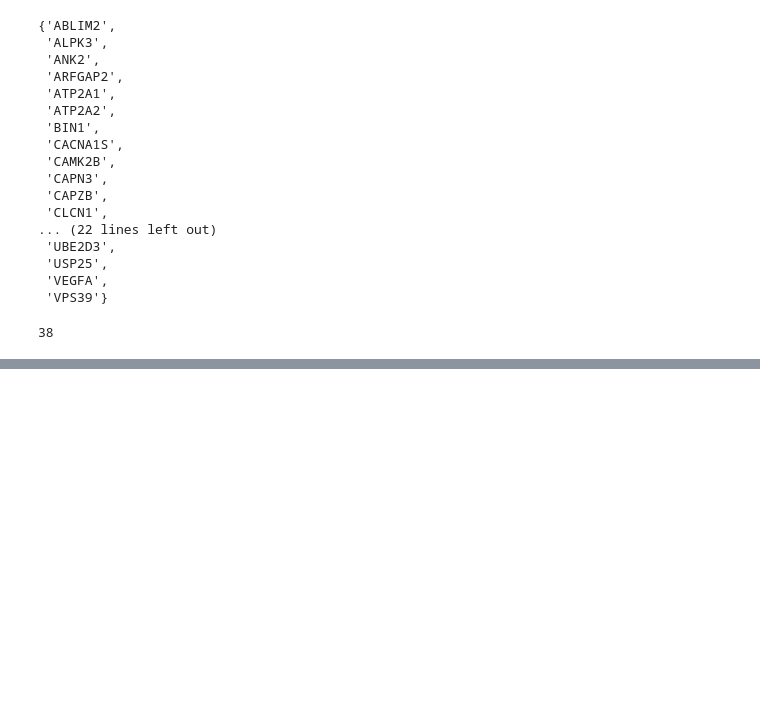
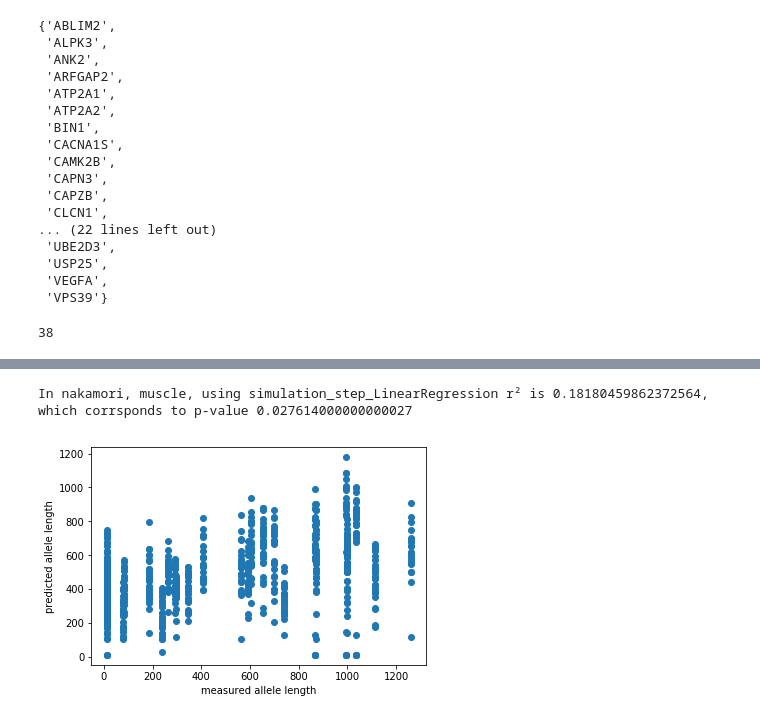
Before and after one commit to picrin/clinical_applications, a Jupyter notebook: predictions.ipynb, the cells around one changed output, grey strips where cells are left out. Drawn from its saved outputs; the diff is of its cells as text; code cells hidden in the pictures; blank space fills up the shorter version.

```diff
--- a/predictions.ipynb
+++ b/predictions.ipynb
@@ -266,0 +290,20 @@ def simulation_step(probeset_data, metadata, training_size, no_probes, n_compone
+# %%
+def simulation_step_LinearRegression(probeset_data, metadata, training_size, no_probes, n_components):
+    training_i, testing_i = choose_training_indicies(probeset_data, training_size)
+    training_fold, testing_fold = split_data(probeset_data, training_i, testing_i)
+    repeat_length_training = [metadata.modal_allele[i] for i in training_i]
+    repeat_length_testing = [metadata.modal_allele[i] for i in testing_i]
+
+    top_genes = order_indicies(repeat_length_training, training_fold)[:no_probes]
+    training_set = choose_top_genes(top_genes, training_fold)
+    testing_set = choose_top_genes(top_genes, testing_fold)
+
+    model = sklearn.linear_model.LinearRegression()
+
+    model.fit(training_set.transpose(), cv(repeat_length_training))
+
+    results = model.predict(testing_set.transpose())
+    results = [i for i in results.transpose()[0]]
+
+    results = [filter_extremes(i, min(repeat_length_training), max(repeat_length_training)) for i in results]
+    return repeat_length_testing, results
@@ -396,0 +605,5 @@ def example_workflow(name, tissue, simulation_runs, select_top_k_genes, PLSR_dim
+# %%
+example_workflow(name="nakamori", simulation_step=simulation_step_LinearRegression, tissue="muscle", simulation_runs=50, select_top_k_genes=500, PLSR_dimensions=None)
+# %% [output]
+In nakamori, muscle, using simulation_step_LinearRegression r² is 0.18180459862372564, which corrsponds to p-value 0.027614000000000027
+[figure, added]
```
Also changed, not shown: parts of 39 cells of this notebook.
